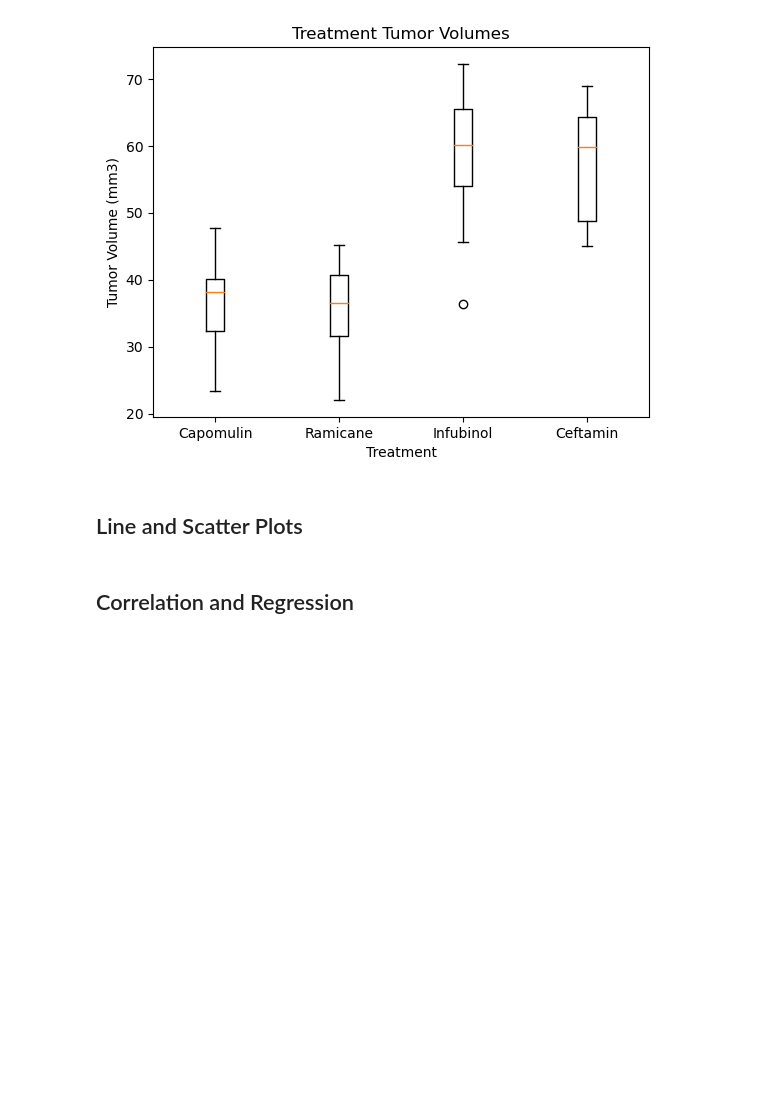
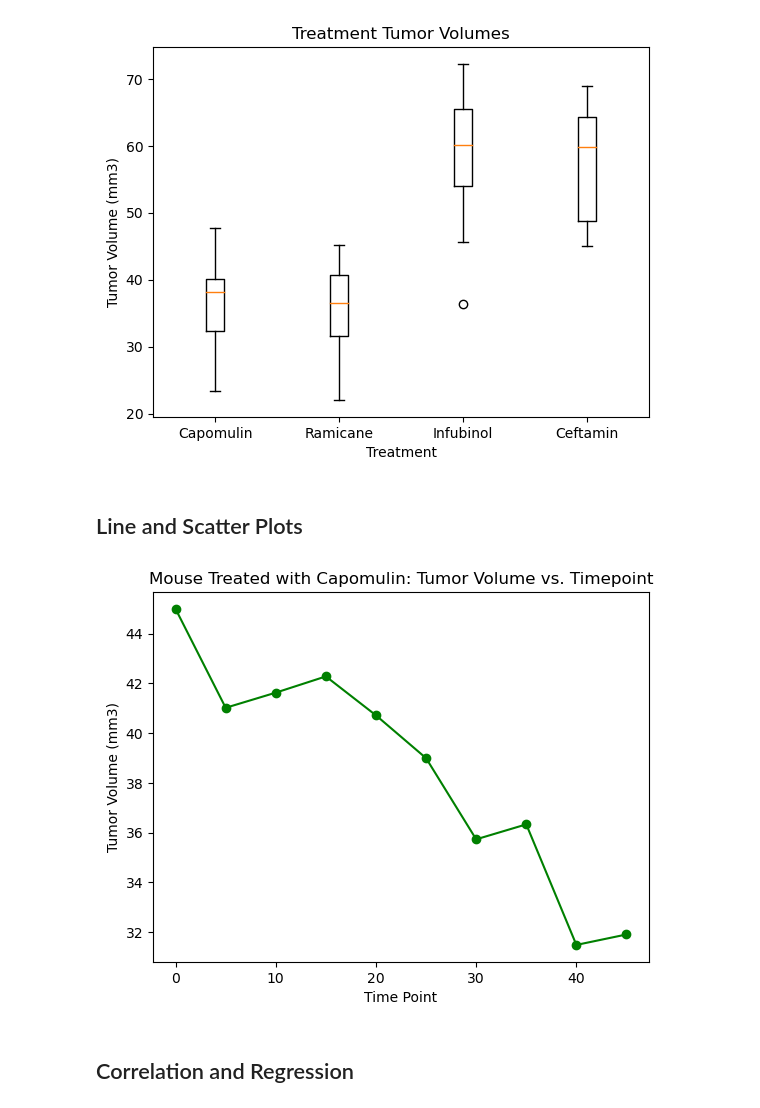
Before and after one commit to redpandata19/Matplotlib-challenge, a Jupyter notebook: Pymaceuticals/pymaceuticals_starter.ipynb, the cells around one changed output. Drawn from its saved outputs; the diff is of its cells as text; code cells hidden in the pictures; blank space fills up the shorter version.

Commit message:
line plot

```diff
--- a/Pymaceuticals/pymaceuticals_starter.ipynb
+++ b/Pymaceuticals/pymaceuticals_starter.ipynb
@@ -310,3 +308,18 @@ plt.show()
+# %%
+# Generate a line plot of tumor volume vs. time point for a single mouse treated with Capomulin
+cap_mouse_id = 'y793'
+cap_mouse_data = pd.DataFrame(mice_trimmed_df[mice_trimmed_df['Mouse ID'] == cap_mouse_id]).reset_index()
+
+x_axis_timepts = cap_mouse_data['Timepoint']
+y_axis_tumor_vol = (cap_mouse_data['Tumor Volume (mm3)'])
+
+plt.plot(x_axis_timepts, y_axis_tumor_vol, marker="o", color='g', label =f'Mouse {cap_mouse_id}')
+plt.title('Mouse Treated with Capomulin: Tumor Volume vs. Timepoint')
+plt.xlabel('Time Point')
+plt.ylabel('Tumor Volume (mm3)')
+plt.show()
+# %% [output]
+[figure, added]
 # %%
 # Generate a scatter plot of mouse weight vs. the average observed tumor volume for the entire Capomulin regimen
 # %% [markdown]
```
Also changed, not shown: parts of 1 cell of this notebook.
